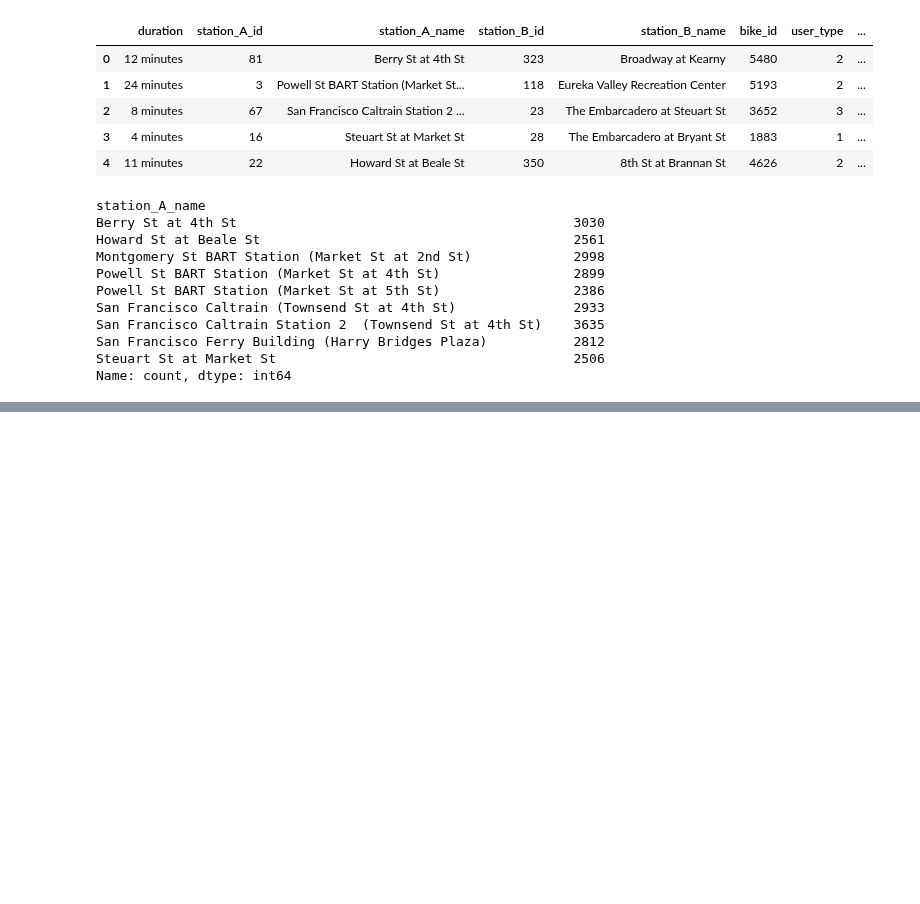
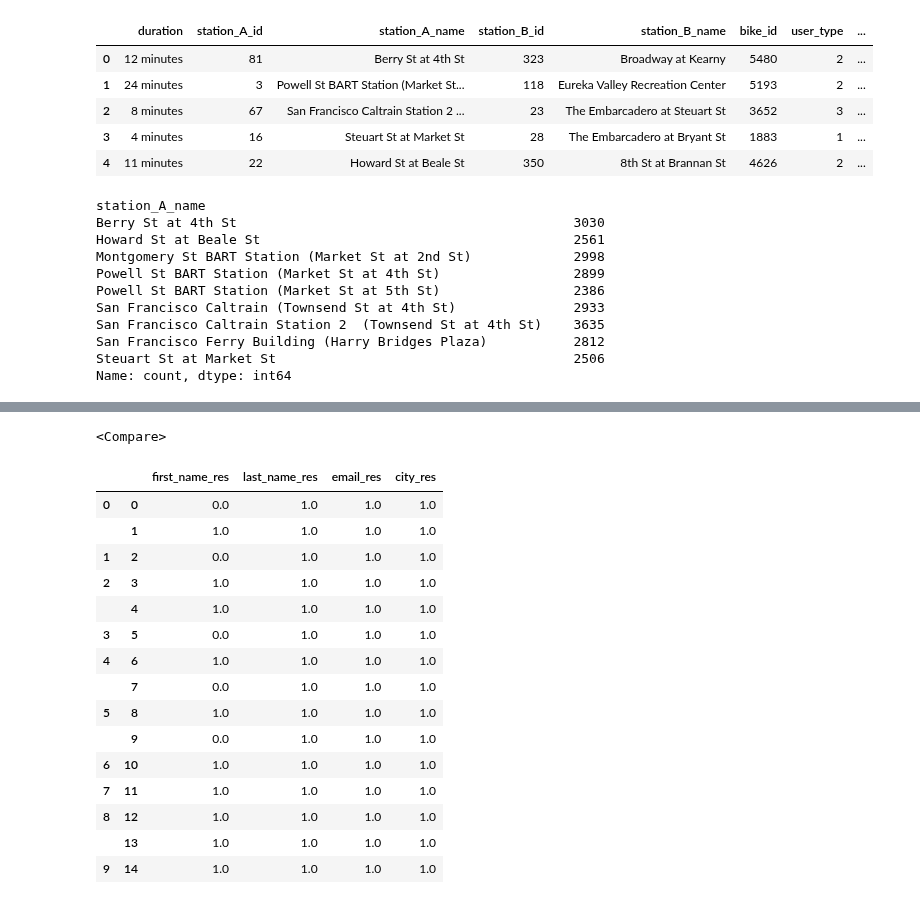
Before and after one commit to abhijeet-bhambere/exploratory_data_analysis, a Jupyter notebook: data_cleanup/data_cleanup_for_eda.ipynb, the cells around one changed output, grey strips where cells are left out. Drawn from its saved outputs; the diff is of its cells as text; code cells hidden in the pictures; blank space fills up the shorter version.

```diff
--- a/data_cleanup/data_cleanup_for_eda.ipynb
+++ b/data_cleanup/data_cleanup_for_eda.ipynb
@@ -888,0 +965,7 @@ Name: count, dtype: int64
+# %%
+# Importing the recordlinkage library
+import recordlinkage
+# Initiating an indexing object
+indexer = recordlinkage.Index()
+# Adding indexing method (blocking used in this case)
+indexer.block('city')
@@ -888,0 +974,4 @@ Name: count, dtype: int64
+# %%
+# Generating candidate pairs
+pairs = indexer.index(df1, df2)
+print(pairs)
@@ -888,0 +995,31 @@ Name: count, dtype: int64
+# %%
+# Initiating a compare object
+compare = recordlinkage.Compare()
+# Adding comparisons for different fields
+compare.string('first_name','first_name',threshold=0.70, label='first_name_res')
+compare.string('last_name','last_name',threshold=0.70, label='last_name_res')
+compare.string('email','email',threshold=0.60, label='email_res')
+compare.string('city','city',threshold=0.80, label='city_res')
+# %% [output]
+<Compare>
+# %%
+# Compute comparison vectors -- 1 for match & 0 for no match
+potentials = compare.compute(pairs=pairs,x=df1, x_link=df2)
+potentials
+# %% [output]
+|  |  | first_name_res | last_name_res | email_res | city_res |
+| 0 | 0 | 0.0 | 1.0 | 1.0 | 1.0 |
+|  | 1 | 1.0 | 1.0 | 1.0 | 1.0 |
+| 1 | 2 | 0.0 | 1.0 | 1.0 | 1.0 |
+| 2 | 3 | 1.0 | 1.0 | 1.0 | 1.0 |
+|  | 4 | 1.0 | 1.0 | 1.0 | 1.0 |
+| 3 | 5 | 0.0 | 1.0 | 1.0 | 1.0 |
+| 4 | 6 | 1.0 | 1.0 | 1.0 | 1.0 |
+|  | 7 | 0.0 | 1.0 | 1.0 | 1.0 |
+| 5 | 8 | 1.0 | 1.0 | 1.0 | 1.0 |
+|  | 9 | 0.0 | 1.0 | 1.0 | 1.0 |
+| 6 | 10 | 1.0 | 1.0 | 1.0 | 1.0 |
+| 7 | 11 | 1.0 | 1.0 | 1.0 | 1.0 |
+| 8 | 12 | 1.0 | 1.0 | 1.0 | 1.0 |
+|  | 13 | 1.0 | 1.0 | 1.0 | 1.0 |
+| 9 | 14 | 1.0 | 1.0 | 1.0 | 1.0 |
```
Also changed, not shown: parts of 16 cells of this notebook.
